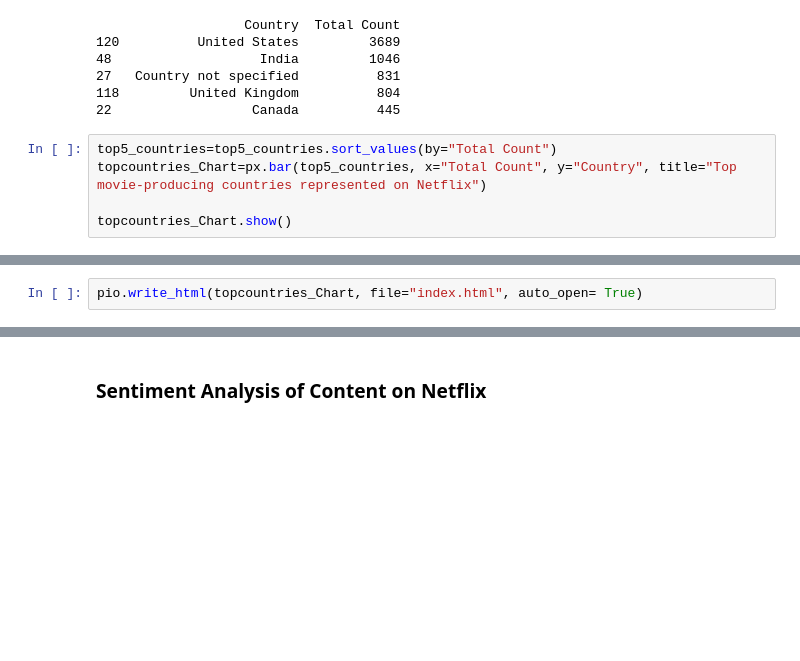
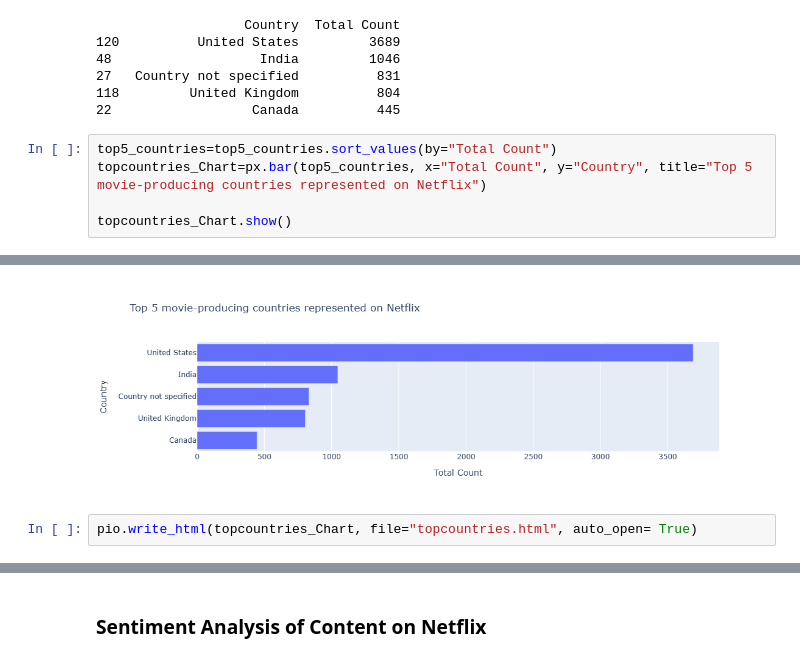
Before and after one commit to itsnehakv/Netflix-Catalogue-Data-Analysis, a Jupyter notebook: Netflix Data Analysis.ipynb, the cells around one changed output, grey strips where cells are left out. Cells and saved outputs as stored; diff of their text form; blank space fills up the shorter version.

```diff
--- a/Netflix Data Analysis.ipynb
+++ b/Netflix Data Analysis.ipynb
@@ -438,7 +453,7 @@ print(top5_countries)
 22                  Canada          445
 # %%
 top5_countries=top5_countries.sort_values(by="Total Count")
-topcountries_Chart=px.bar(top5_countries, x="Total Count", y="Country", title="Top movie-producing countries represented on Netflix")
+topcountries_Chart=px.bar(top5_countries, x="Total Count", y="Country", title="Top 5 movie-producing countries represented on Netflix")
 
 topcountries_Chart.show()
 # %% [output]
@@ -446,2 +460,3 @@ topcountries_Chart.show()
+[figure, added]
 # %%
-pio.write_html(topcountries_Chart, file="index.html", auto_open= True)
+pio.write_html(topcountries_Chart, file="topcountries.html", auto_open= True)
```
Also changed, not shown: parts of 13 cells of this notebook.
